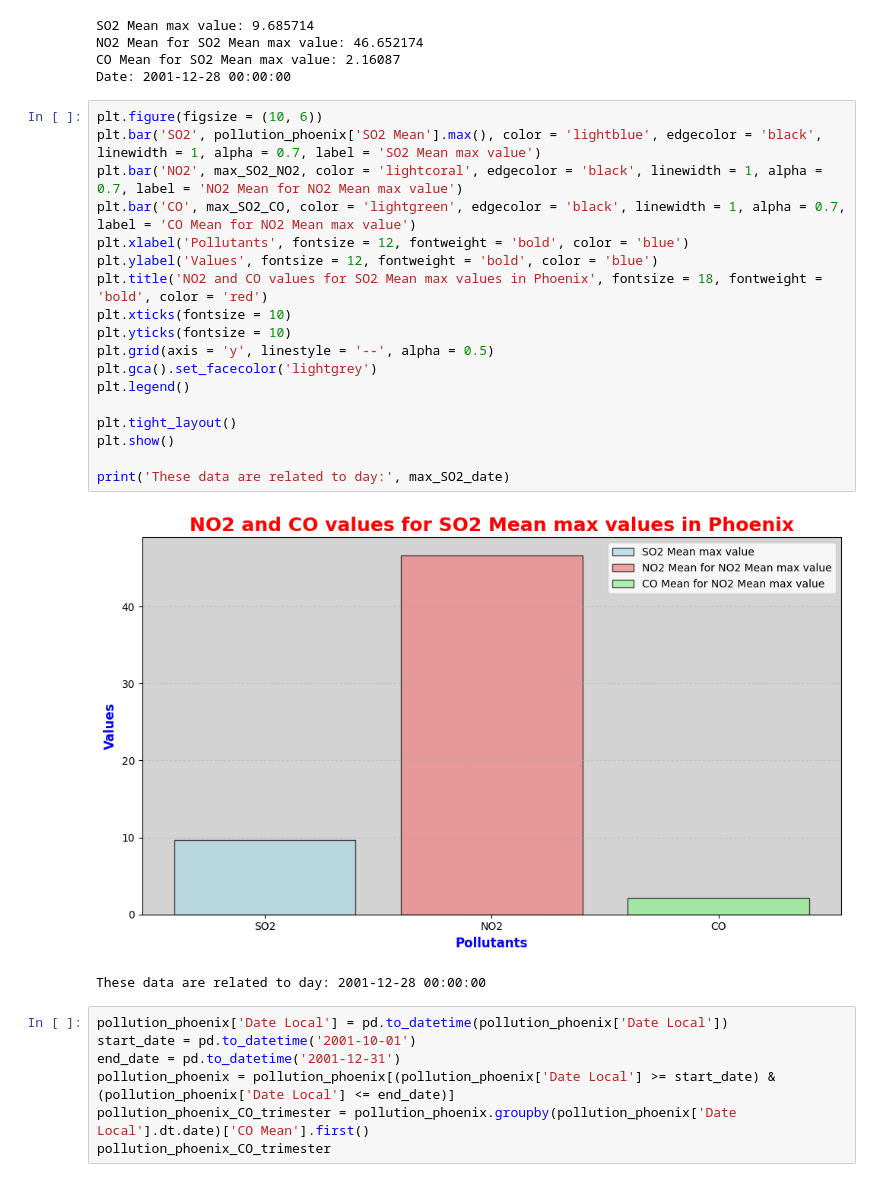
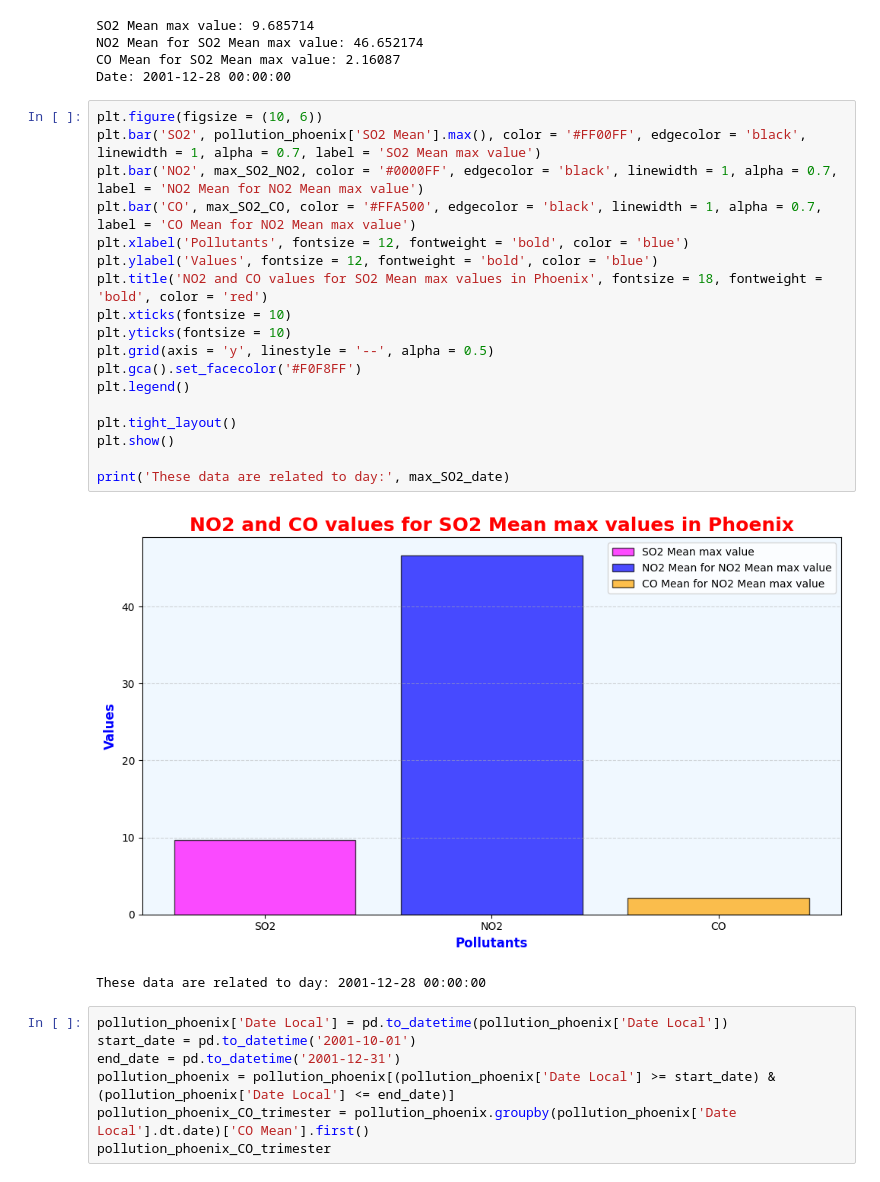
Before and after one commit to letizialanza01/Project_US_Pollution, a Jupyter notebook: Project_US_Pollution.ipynb, the cells around one changed output. Saved outputs shown, nothing was run; the diff lists cells and outputs as text.

```diff
--- a/Project_US_Pollution.ipynb
+++ b/Project_US_Pollution.ipynb
@@ -793,24 +799,24 @@ CO Mean for SO2 Mean max value: 2.16087
 Date: 2001-12-28 00:00:00
 # %%
 plt.figure(figsize = (10, 6))
-plt.bar('SO2', pollution_phoenix['SO2 Mean'].max(), color = 'lightblue', edgecolor = 'black', linewidth = 1, alpha = 0.7, label = 'SO2 Mean max value')
-plt.bar('NO2', max_SO2_NO2, color = 'lightcoral', edgecolor = 'black', linewidth = 1, alpha = 0.7, label = 'NO2 Mean for NO2 Mean max value')
-plt.bar('CO', max_SO2_CO, color = 'lightgreen', edgecolor = 'black', linewidth = 1, alpha = 0.7, label = 'CO Mean for NO2 Mean max value')
+plt.bar('SO2', pollution_phoenix['SO2 Mean'].max(), color = '#FF00FF', edgecolor = 'black', linewidth = 1, alpha = 0.7, label = 'SO2 Mean max value')
+plt.bar('NO2', max_SO2_NO2, color = '#0000FF', edgecolor = 'black', linewidth = 1, alpha = 0.7, label = 'NO2 Mean for NO2 Mean max value')
+plt.bar('CO', max_SO2_CO, color = '#FFA500', edgecolor = 'black', linewidth = 1, alpha = 0.7, label = 'CO Mean for NO2 Mean max value')
 plt.xlabel('Pollutants', fontsize = 12, fontweight = 'bold', color = 'blue')
 plt.ylabel('Values', fontsize = 12, fontweight = 'bold', color = 'blue')
 plt.title('NO2 and CO values for SO2 Mean max values in Phoenix', fontsize = 18, fontweight = 'bold', color = 'red')
 plt.xticks(fontsize = 10)
 plt.yticks(fontsize = 10)
 plt.grid(axis = 'y', linestyle = '--', alpha = 0.5)
-plt.gca().set_facecolor('lightgrey')
+plt.gca().set_facecolor('#F0F8FF')
 plt.legend()
 
 plt.tight_layout()
 plt.show()
 
 print('These data are related to day:', max_SO2_date)
 # %% [output]
-[figure, old version]
+[figure, new version]
 These data are related to day: 2001-12-28 00:00:00
 # %%
 pollution_phoenix['Date Local'] = pd.to_datetime(pollution_phoenix['Date Local'])
```
Also changed, not shown: parts of 32 cells of this notebook.
